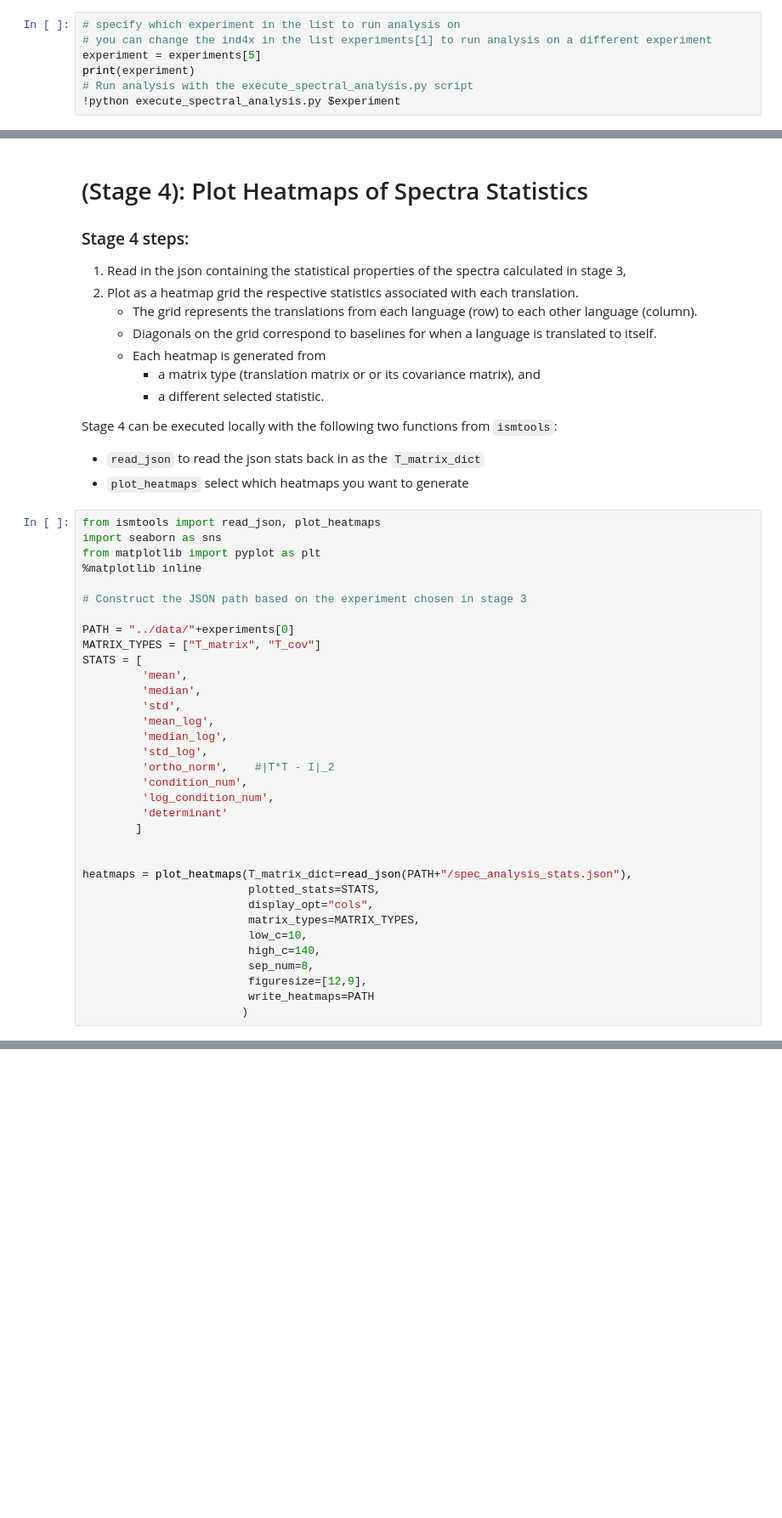
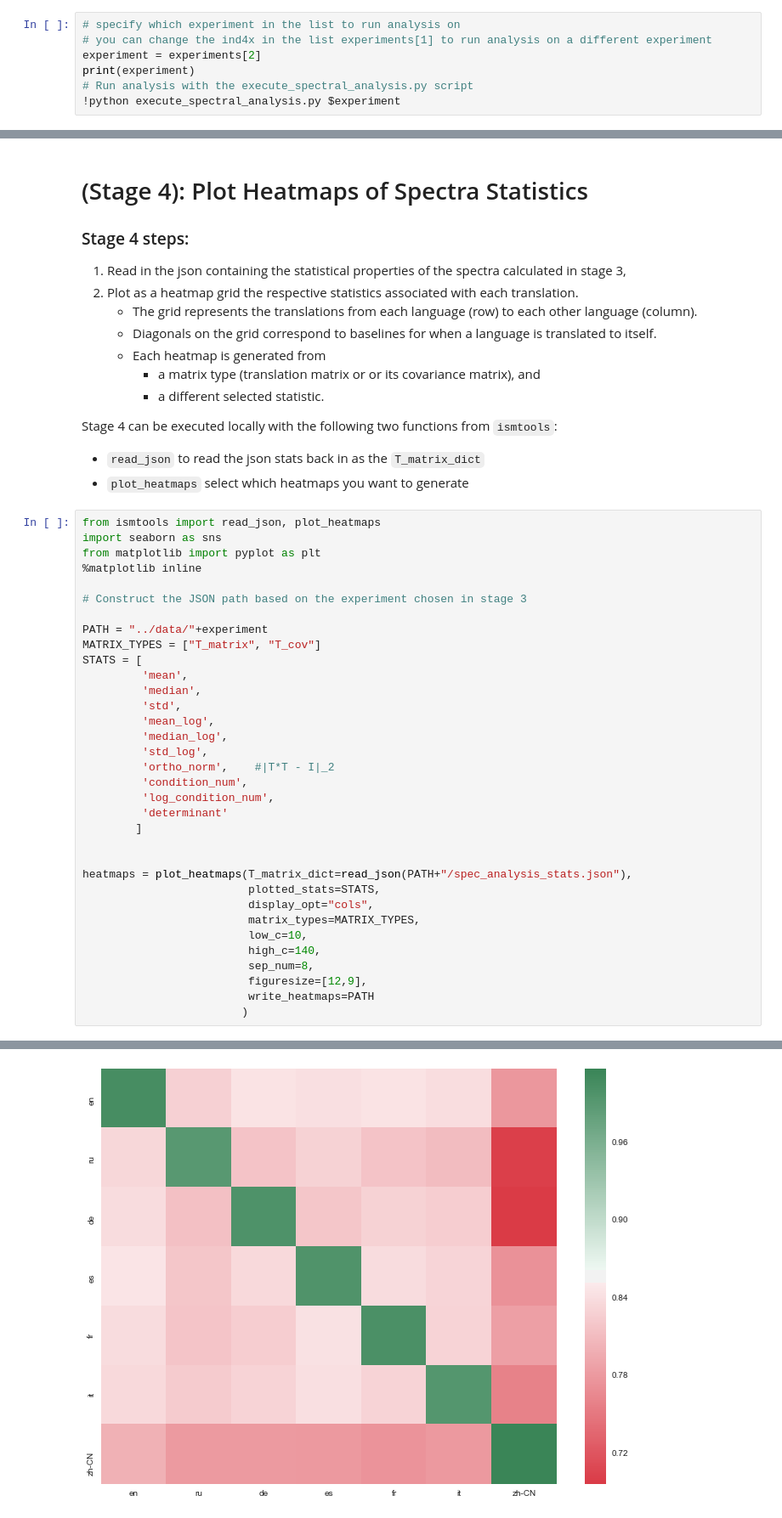
Before and after one commit to mike-tamir/IsomanticsWorkshop, a Jupyter notebook: code/T_Matrix-Spectral_Analysis.ipynb, the cells around one changed output, grey strips where cells are left out. Shown at 85% size. Cells and saved outputs as stored; diff of their text form; blank space fills up the shorter version.

Commit message:
adding heatmaps to dim_100_loss_cos_l2_1_normality_0_000001

```diff
--- a/code/T_Matrix-Spectral_Analysis.ipynb
+++ b/code/T_Matrix-Spectral_Analysis.ipynb
@@ -36,7 +36,7 @@ for exp in experiments:
 # %%
 # specify which experiment in the list to run analysis on
 # you can change the ind4x in the list experiments[1] to run analysis on a different experiment
-experiment = experiments[5]
+experiment = experiments[2]
 print(experiment)
 # Run analysis with the execute_spectral_analysis.py script
 !python execute_spectral_analysis.py $experiment
@@ -65,7 +68,7 @@ from matplotlib import pyplot as plt
 
 # Construct the JSON path based on the experiment chosen in stage 3
 
-PATH = "../data/"+experiments[0]
+PATH = "../data/"+experiment
 MATRIX_TYPES = ["T_matrix", "T_cov"]
 STATS = [
          'mean',
@@ -91,3 +94,4 @@ heatmaps = plot_heatmaps(T_matrix_dict=read_json(PATH+"/spec_analysis_stats.json
                          figuresize=[12,9],
                          write_heatmaps=PATH
                         )
+# %% [output]
@@ -93,0 +100 @@ heatmaps = plot_heatmaps(T_matrix_dict=read_json(PATH+"/spec_analysis_stats.json
+[figure, added]
```
Also changed, not shown: parts of 2 cells of this notebook, 20 other files.
